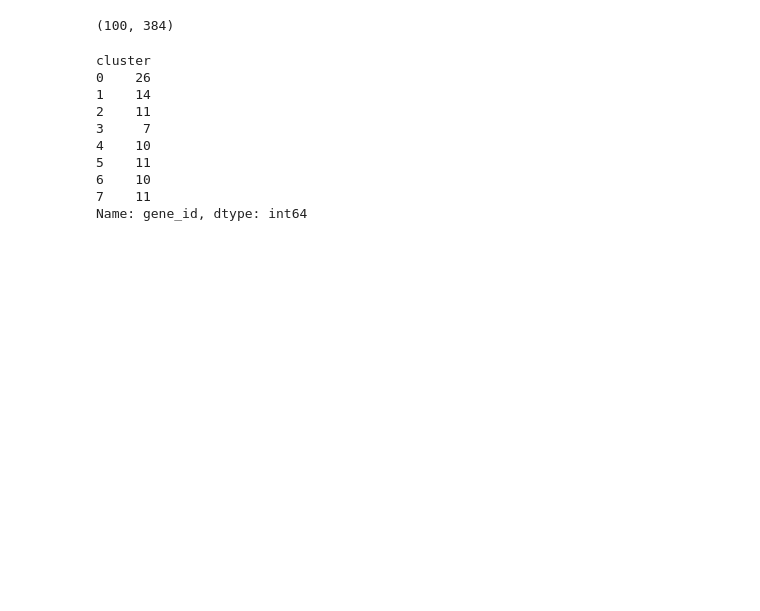
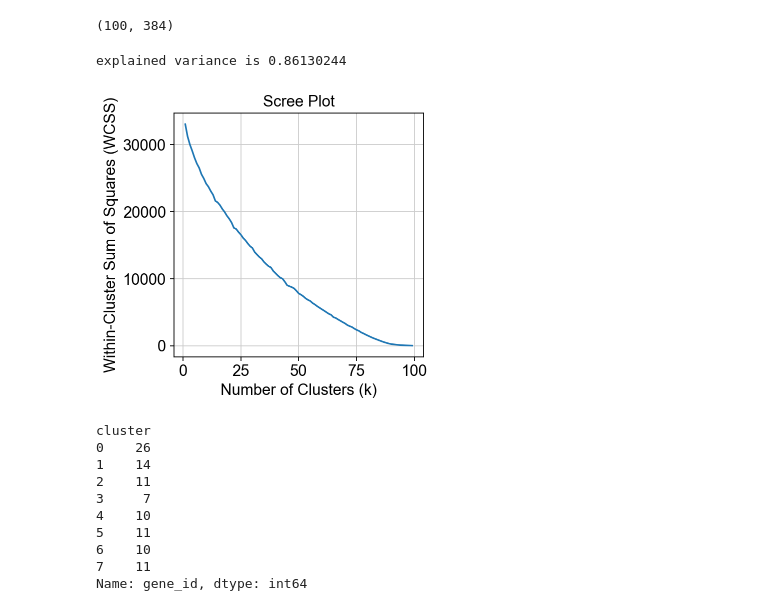
Before and after one commit to qmss5052/msk-2023, a Jupyter notebook: NLP_gene_clusters_ede2110.ipynb, the cells around one changed output. Saved outputs shown, nothing was run; the diff lists cells and outputs as text; code cells hidden in the pictures; blank space fills up the shorter version.

```diff
--- a/NLP_gene_clusters_ede2110.ipynb
+++ b/NLP_gene_clusters_ede2110.ipynb
@@ -202,6 +202,42 @@ embeddings = model.encode(descriptions)
 embeddings.shape
 # %% [output]
 (100, 384)
+# %%
+# Standardize the dataset X
+scaler = StandardScaler()
+X_scaled = scaler.fit_transform(embeddings)
+
+# Perform PCA on the standardized dataset X
+pca = PCA(n_components=50)
+pca.fit(X_scaled)
+
+# Obtain the principal components and the explained variance ratios
+principal_components = pca.transform(X_scaled)
+explained_variance = pca.explained_variance_ratio_
+print('explained variance is',explained_variance.sum())
+
+# Create a new DataFrame with the principal components and the "cluster" column
+df_pca = pd.DataFrame(data = principal_components)
+# %% [output]
+explained variance is 0.86130244
+# %%
+
+wcss = []
+n_test = 100
+# Perform k-means clustering for each k value from 1 to 10
+for k in range(1, n_test):
+    kmeans = KMeans(n_clusters=k, init='k-means++', random_state=42)
+    kmeans.fit(df_pca)
+    wcss.append(kmeans.inertia_)
+
+# Create a scree plot
+plt.plot(range(1, n_test), wcss)
+plt.title('Scree Plot')
+plt.xlabel('Number of Clusters (k)')
+plt.ylabel('Within-Cluster Sum of Squares (WCSS)')
+plt.show()
+# %% [output]
+[figure, added]
 # %%
 n_clusters = 8
 kmeans = KMeans(n_clusters=n_clusters).fit(embeddings)
```
